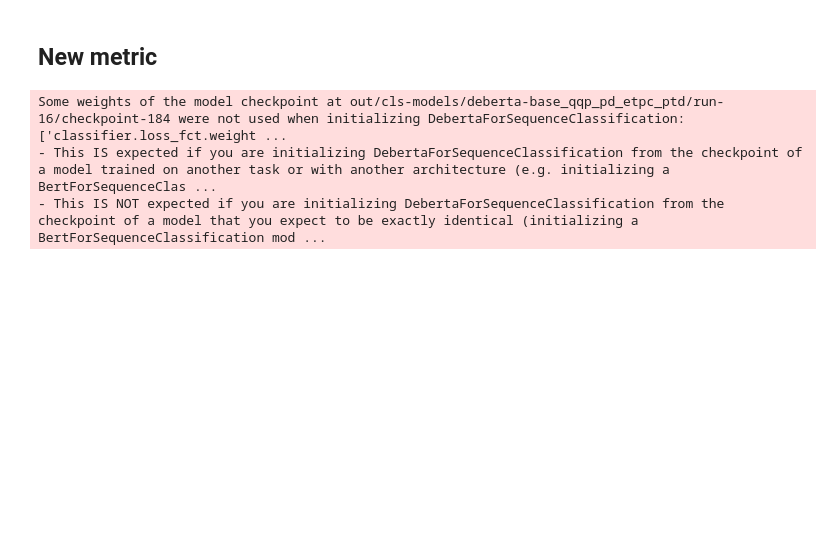
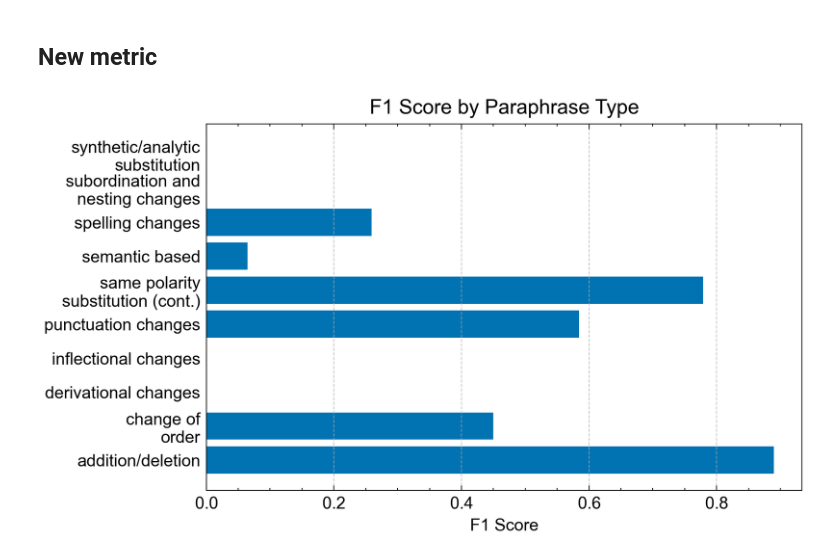
Before and after one commit to cluebbers/dpo-rlhf-paraphrase-types, a Jupyter notebook: notebooks/plots.ipynb, the cells around one changed output. Drawn from its saved outputs; the diff is of its cells as text; code cells hidden in the pictures; blank space fills up the shorter version.

```diff
--- a/notebooks/plots.ipynb
+++ b/notebooks/plots.ipynb
@@ -304,6 +304,44 @@ plt.show()
 [figure]
 # %% [markdown]
 ## New metric
+# %%
+classification_data = pd.read_csv('/home/slim/dpo-rhlf-paraphrase-types/out/cls-models/deberta-base_qqp_pd_ptd_results_hyperclass.csv', skiprows=12)
+
+def add_line_breaks(text, n=2):
+    # Add a custom line break for "synthetic/analytic substitution"
+    if text == "synthetic/analytic substitution":
+        return "synthetic/analytic\nsubstitution"
+    if text == "same polarity substitution (contextual)":
+        return "same polarity\nsubstitution (cont.)"
+
+    # Otherwise, split the text into words and add line breaks every `n` words
+    words = text.split(' ')
+    lines = [' '.join(words[i:i + n]) for i in range(0, len(words), n)]
+    return '\n'.join(lines)
+
+classification_data['Paraphrase Type'] = classification_data['Paraphrase Type'].apply(lambda x: add_line_breaks(x, n=2))
+
+# Extract F1 scores for each paraphrase type, excluding rows like 'micro avg', 'macro avg', etc.
+paraphrase_f1_scores = classification_data[~classification_data['Paraphrase Type'].str.contains('avg')]
+
+# Create the plot
+fig, ax = plt.subplots(figsize=(width1, height1), dpi=300)
+plt.style.use(['science','no-latex'])
+sns.set_palette("colorblind")
+plt.rcParams['font.family'] = 'Arial'
+plt.rcParams['font.sans-serif'] = ['Arial']
+plt.barh(paraphrase_f1_scores['Paraphrase Type'], paraphrase_f1_scores['F1-score'])
+plt.xlabel('F1 Score')
+plt.title('F1 Score by Paraphrase Type')
+plt.grid(axis='x', linestyle='--', alpha=0.7)
+
+ax.tick_params(axis='y', which='both', left=False, right=False)  # Remove tick marks on the y-axis
+output_path = os.path.join(output_dir, "new_type_score.pdf")
+plt.savefig(output_path, dpi=300)
+
+plt.show()
+# %% [output]
+[figure, added]
 # %%
 
 class ParaphraseTypeEvaluator:
@@ -433,12 +471,8 @@ class ParaphraseTypeEvaluator:
             return df
 
 
-evaluator = ParaphraseTypeEvaluator(model_name="out/cls-models/deberta-base_qqp_pd_etpc_ptd/run-16/checkpoint-184")
+evaluator = ParaphraseTypeEvaluator(model_name="out/cls-models/deberta-base_qqp_pd_etpc_ptd/run-7/checkpoint-378")
 df_results = evaluator.evaluate(json_file_path="/home/slim/dpo-rhlf-paraphrase-types/out/gen-models/project-5-at-2024-10-21-12-25-522ea966.json")
-# %% [output]
-Some weights of the model checkpoint at out/cls-models/deberta-base_qqp_pd_etpc_ptd/run-16/checkpoint-184 were not used when initializing DebertaForSequenceClassification: ['classifier.loss_fct.weight ...
-- This IS expected if you are initializing DebertaForSequenceClassification from the checkpoint of a model trained on another task or with another architecture (e.g. initializing a BertForSequenceClas ...
-- This IS NOT expected if you are initializing DebertaForSequenceClassification from the checkpoint of a model that you expect to be exactly identical (initializing a BertForSequenceClassification mod ...
 # %%
 # Melt the DataFrame to have a suitable format for plotting
 df_melted = df_results.melt(
```
Also changed, not shown: parts of 2 cells of this notebook.
